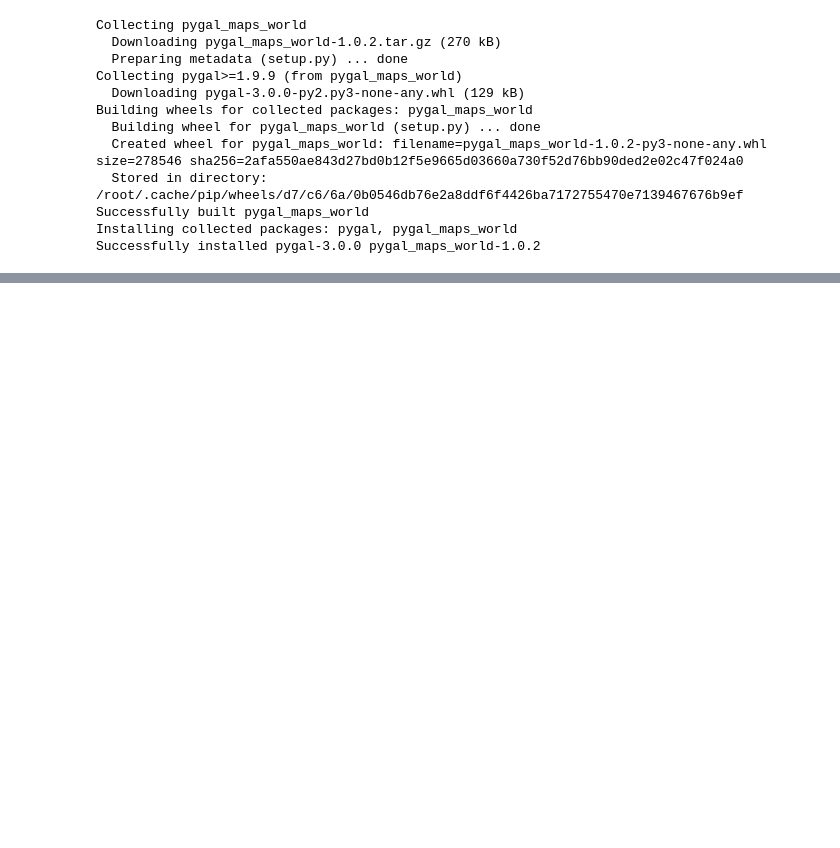
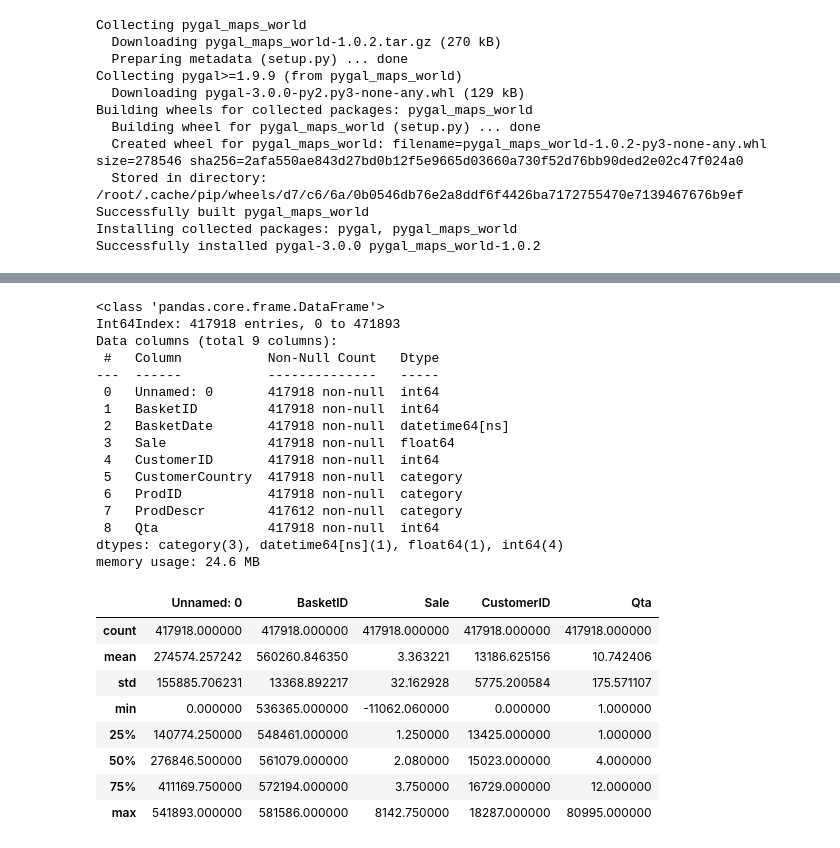
Before and after one commit to pspanji/BA--BI--DS, a Jupyter notebook: RFM_Analysis.ipynb, the cells around one changed output, grey strips where cells are left out. Cells and saved outputs as stored; diff of their text form; code cells hidden in the pictures; blank space fills up the shorter version.

```diff
--- a/RFM_Analysis.ipynb
+++ b/RFM_Analysis.ipynb
@@ -244,0 +274,31 @@ Successfully installed pygal-3.0.0 pygal_maps_world-1.0.2
+# %%
+uk_df3 = uk_df2[(uk_df2['Qta']>0)]
+uk_df3
+uk_df3.info()
+uk_df3.describe()
+# %% [output]
+<class 'pandas.core.frame.DataFrame'>
+Int64Index: 417918 entries, 0 to 471893
+Data columns (total 9 columns):
+ #   Column           Non-Null Count   Dtype
+---  ------           --------------   -----
+ 0   Unnamed: 0       417918 non-null  int64
+ 1   BasketID         417918 non-null  int64
+ 2   BasketDate       417918 non-null  datetime64[ns]
+ 3   Sale             417918 non-null  float64
+ 4   CustomerID       417918 non-null  int64
+ 5   CustomerCountry  417918 non-null  category
+ 6   ProdID           417918 non-null  category
+ 7   ProdDescr        417612 non-null  category
+ 8   Qta              417918 non-null  int64
+dtypes: category(3), datetime64[ns](1), float64(1), int64(4)
+memory usage: 24.6 MB
+|  | Unnamed: 0 | BasketID | Sale | CustomerID | Qta |
+| count | 417918.000000 | 417918.000000 | 417918.000000 | 417918.000000 | 417918.000000 |
+| mean | 274574.257242 | 560260.846350 | 3.363221 | 13186.625156 | 10.742406 |
+| std | 155885.706231 | 13368.892217 | 32.162928 | 5775.200584 | 175.571107 |
+| min | 0.000000 | 536365.000000 | -11062.060000 | 0.000000 | 1.000000 |
+| 25% | 140774.250000 | 548461.000000 | 1.250000 | 13425.000000 | 1.000000 |
+| 50% | 276846.500000 | 561079.000000 | 2.080000 | 15023.000000 | 4.000000 |
+| 75% | 411169.750000 | 572194.000000 | 3.750000 | 16729.000000 | 12.000000 |
+| max | 541893.000000 | 581586.000000 | 8142.750000 | 18287.000000 | 80995.000000 |
```
Also changed, not shown: parts of 1 cell of this notebook.
